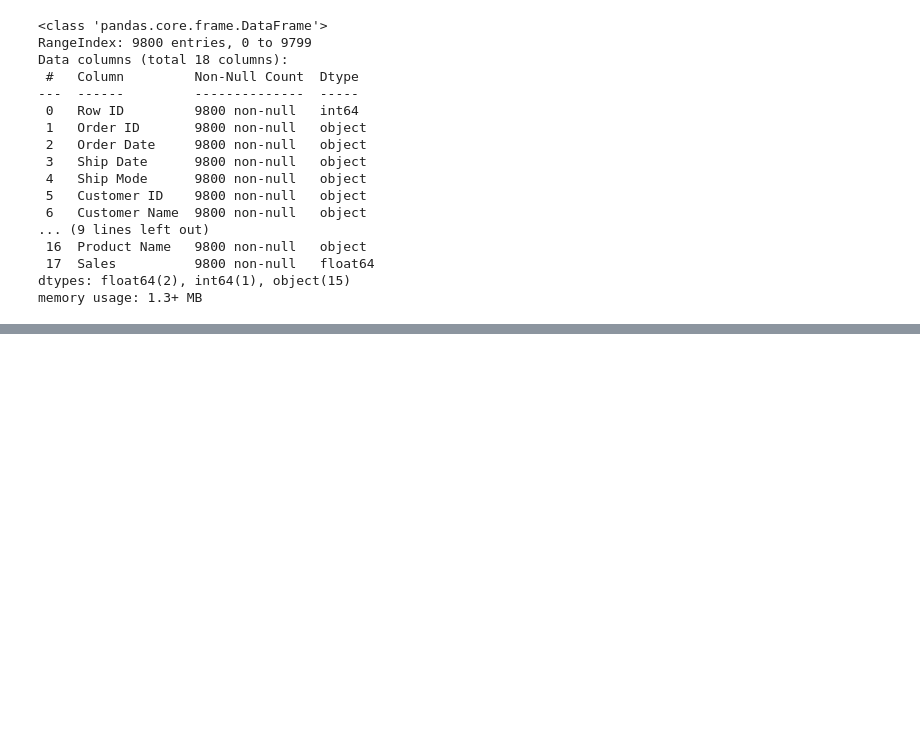
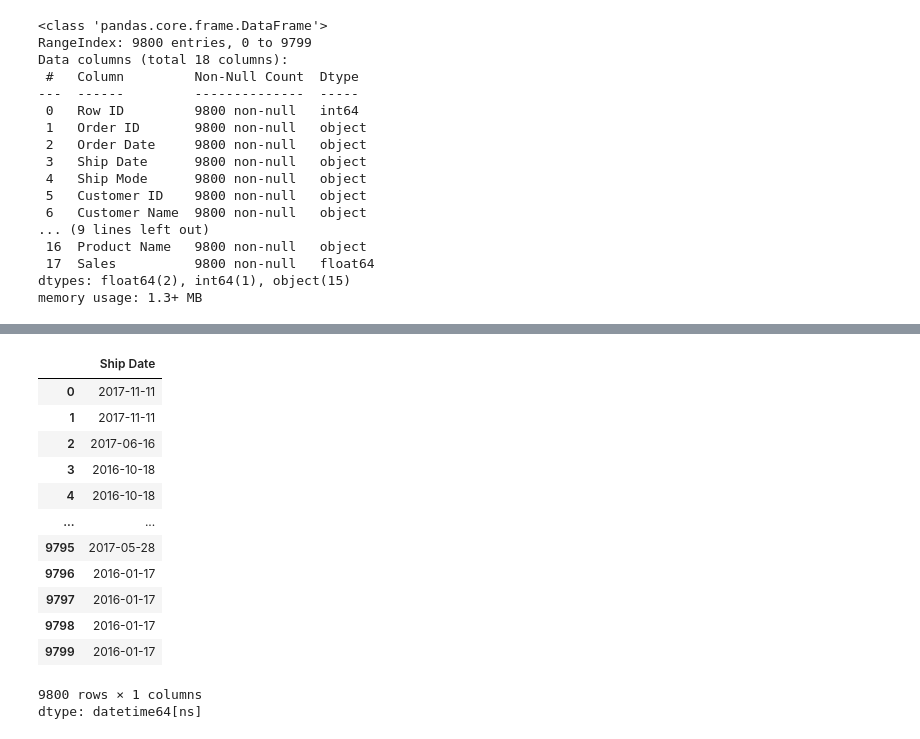
Before and after one commit to ArjunGhosh561/Sales-Forecast, a Jupyter notebook: model.ipynb, the cells around one changed output, grey strips where cells are left out. Saved outputs shown, nothing was run; the diff lists cells and outputs as text; code cells hidden in the pictures; blank space fills up the shorter version.

```diff
--- a/model.ipynb
+++ b/model.ipynb
@@ -55,0 +73,17 @@ memory usage: 1.3+ MB
+# %%
+df['Ship Date']
+# %% [output]
+|  | Ship Date |
+| 0 | 2017-11-11 |
+| 1 | 2017-11-11 |
+| 2 | 2017-06-16 |
+| 3 | 2016-10-18 |
+| 4 | 2016-10-18 |
+| ... | ... |
+| 9795 | 2017-05-28 |
+| 9796 | 2016-01-17 |
+| 9797 | 2016-01-17 |
+| 9798 | 2016-01-17 |
+| 9799 | 2016-01-17 |
+9800 rows × 1 columns
+dtype: datetime64[ns]
```
Also changed, not shown: parts of 11 cells of this notebook.
